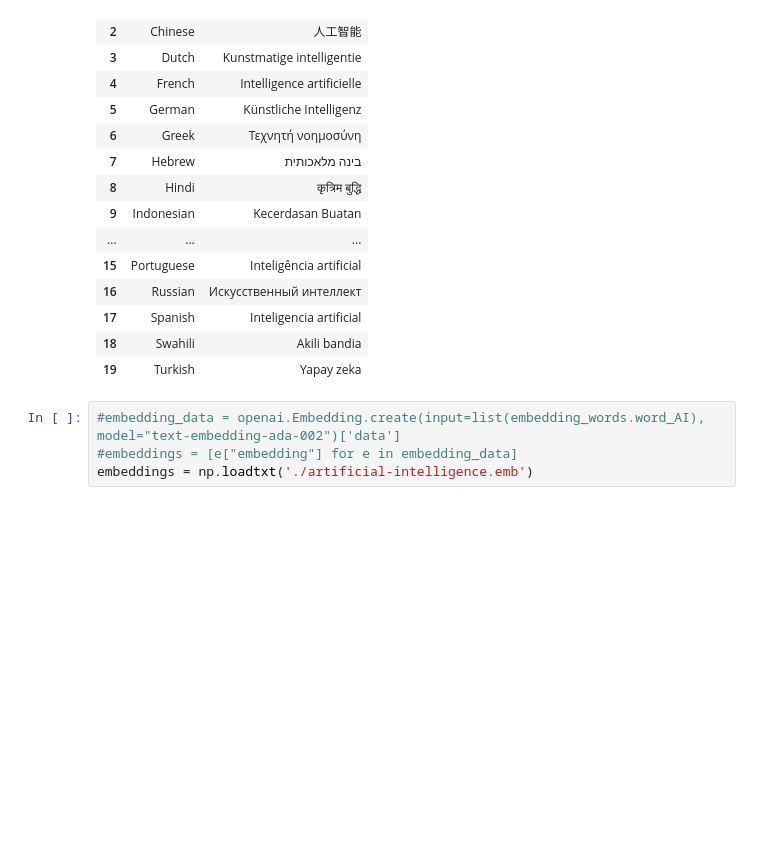
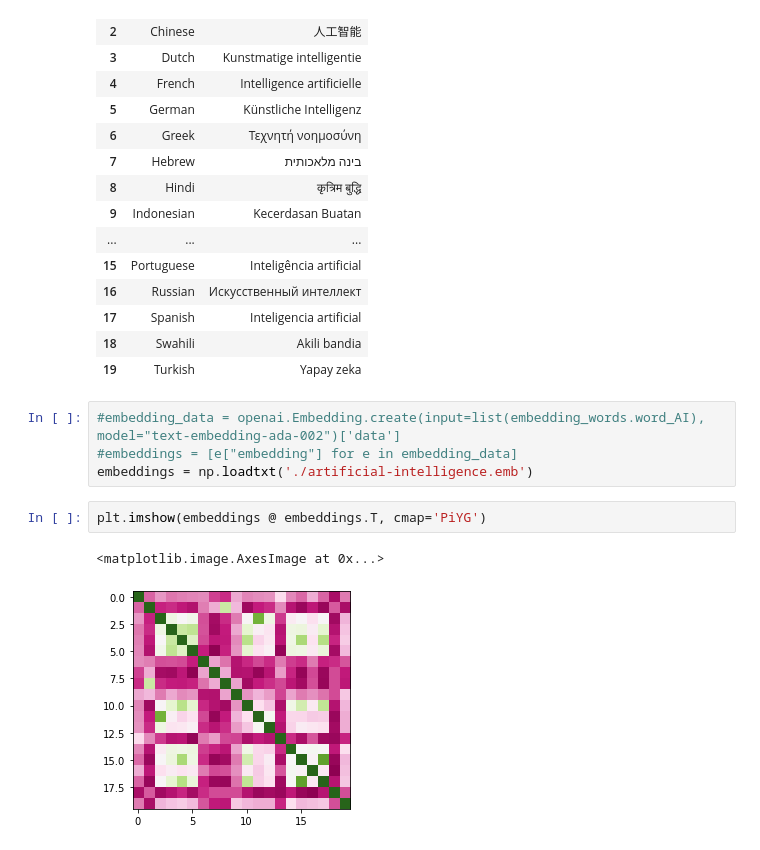
Before and after one commit to kebuhcah/openai-notebooks, a Jupyter notebook: embeddings-viz.ipynb, the cells around one changed output. Cells and saved outputs as stored; diff of their text form; blank space fills up the shorter version.

```diff
--- a/embeddings-viz.ipynb
+++ b/embeddings-viz.ipynb
@@ -62,3 +59,8 @@ embedding_words
 #embedding_data = openai.Embedding.create(input=list(embedding_words.word_AI), model="text-embedding-ada-002")['data']
 #embeddings = [e["embedding"] for e in embedding_data]
 embeddings = np.loadtxt('./artificial-intelligence.emb')
+# %%
+plt.imshow(embeddings @ embeddings.T, cmap='PiYG')
+# %% [output]
+<matplotlib.image.AxesImage at 0x...>
+[figure, added]
```
Also changed, not shown: parts of 4 cells of this notebook.
